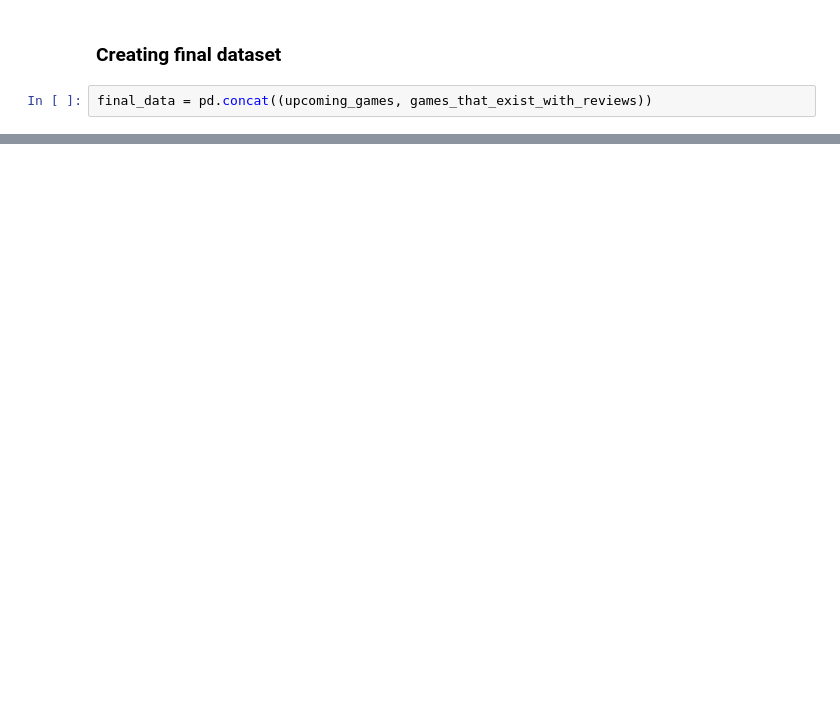
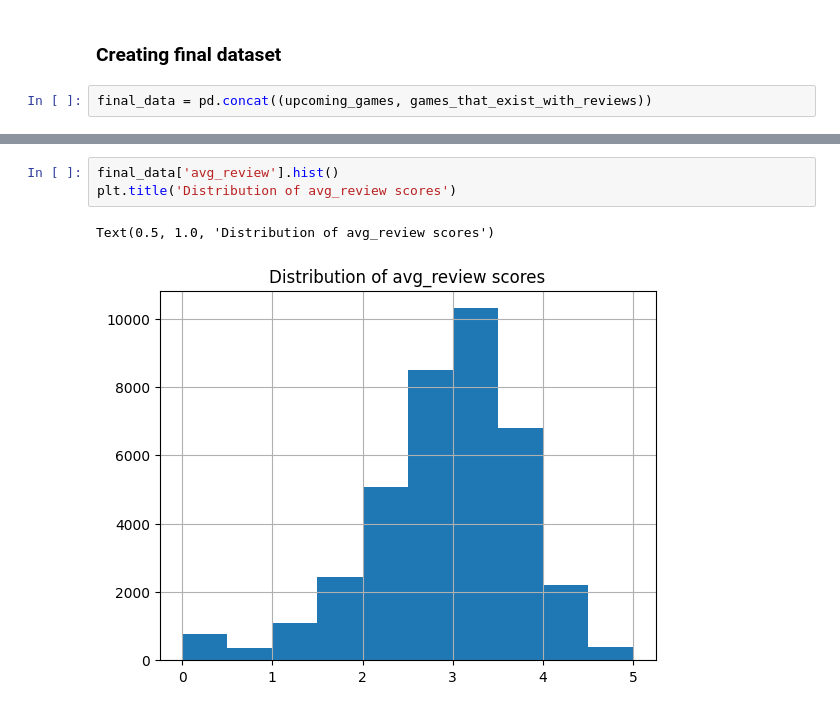
Before and after one commit to Ant-mel/legendary_game_recs, a Jupyter notebook: notebooks/cleaning_scraped_data.ipynb, the cells around one changed output, grey strips where cells are left out. Cells and saved outputs as stored; diff of their text form; blank space fills up the shorter version.

```diff
--- a/notebooks/cleaning_scraped_data.ipynb
+++ b/notebooks/cleaning_scraped_data.ipynb
@@ -128,0 +139,6 @@ final_data = pd.concat((upcoming_games, games_that_exist_with_reviews))
+# %%
+final_data['avg_review'].hist()
+plt.title('Distribution of avg_review scores')
+# %% [output]
+Text(0.5, 1.0, 'Distribution of avg_review scores')
+[figure, added]
```
Also changed, not shown: parts of 26 cells of this notebook.
